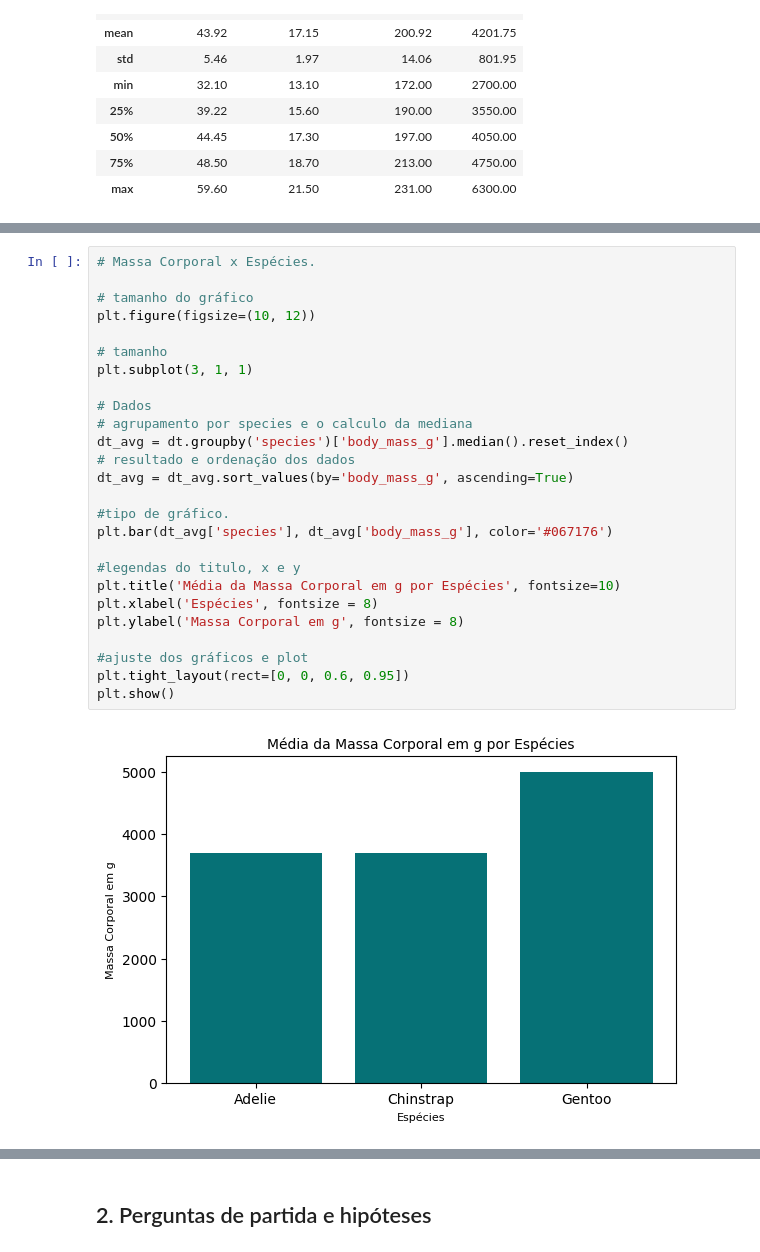
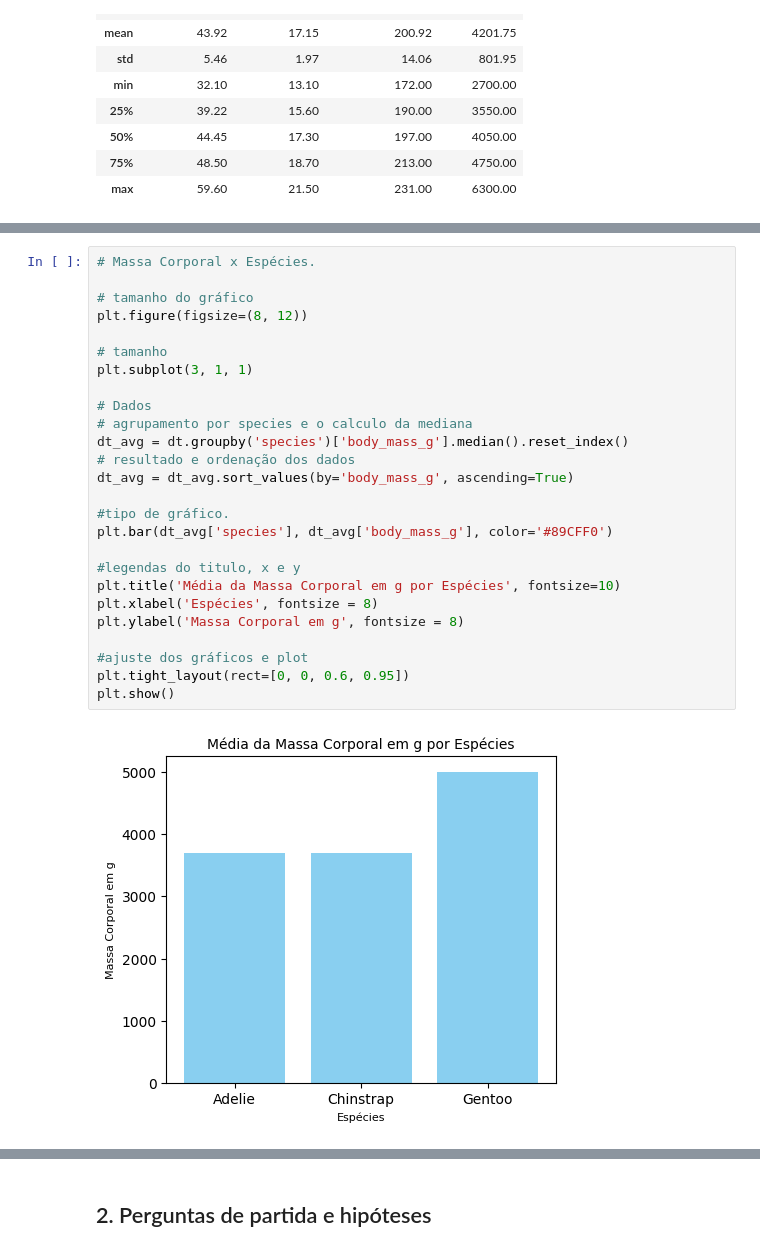
Before and after one commit to ninesousa/avanti-bootcamp-cdd, a Jupyter notebook: notebooks/01-exploratory_data_analysis.ipynb, the cells around one changed output, grey strips where cells are left out. Drawn from its saved outputs; the diff is of its cells as text.

```diff
--- a/notebooks/01-exploratory_data_analysis.ipynb
+++ b/notebooks/01-exploratory_data_analysis.ipynb
@@ -84,31 +91,31 @@ plt.show()
 # %%
 # Massa Corporal x Espécies.
 
 # tamanho do gráfico
-plt.figure(figsize=(10, 12))
+plt.figure(figsize=(8, 12))
 
 # tamanho
 plt.subplot(3, 1, 1)
 
 # Dados
 # agrupamento por species e o calculo da mediana
 dt_avg = dt.groupby('species')['body_mass_g'].median().reset_index()
 # resultado e ordenação dos dados
 dt_avg = dt_avg.sort_values(by='body_mass_g', ascending=True)
 
 #tipo de gráfico.
-plt.bar(dt_avg['species'], dt_avg['body_mass_g'], color='#067176')
+plt.bar(dt_avg['species'], dt_avg['body_mass_g'], color='#89CFF0')
 
 #legendas do titulo, x e y
 plt.title('Média da Massa Corporal em g por Espécies', fontsize=10)
 plt.xlabel('Espécies', fontsize = 8)
 plt.ylabel('Massa Corporal em g', fontsize = 8)
 
 #ajuste dos gráficos e plot
 plt.tight_layout(rect=[0, 0, 0.6, 0.95])
 plt.show()
 # %% [output]
-[figure, old version]
+[figure, new version]
 # %%
 # Comprimento do Bico x Espécies.
 
```
Also changed, not shown: parts of 8 cells of this notebook, 1 other file.
